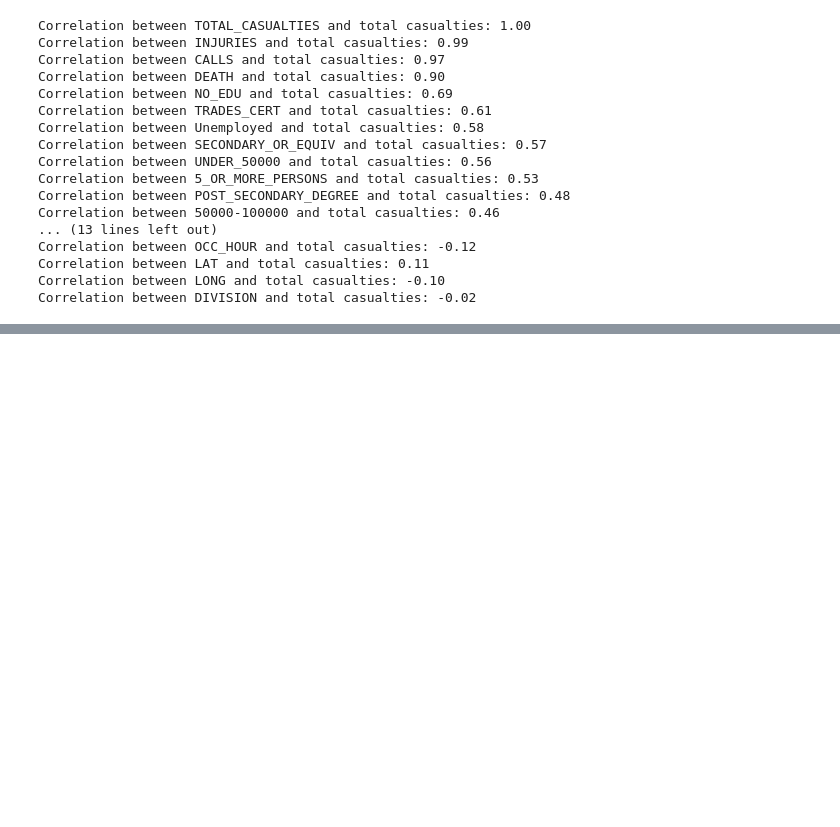
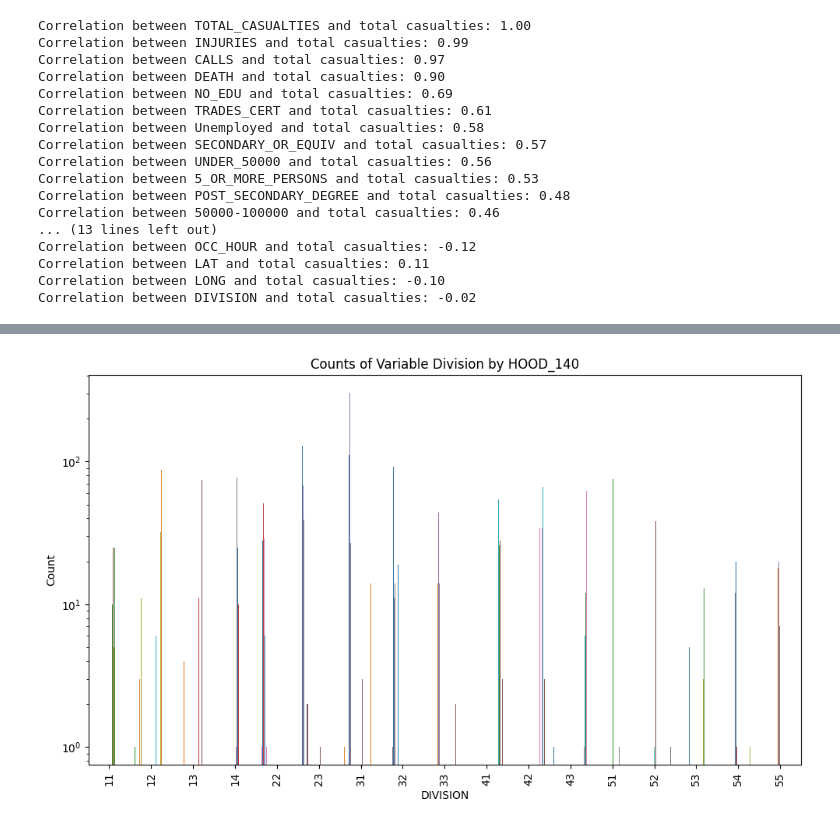
Before and after one commit to mredshaw/AI-Fundamentals-Project, a Jupyter notebook: Shooting+Neighbourhood_Merge.ipynb, the cells around one changed output, grey strips where cells are left out. Cells and saved outputs as stored; diff of their text form; code cells hidden in the pictures; blank space fills up the shorter version.

```diff
--- a/Shooting+Neighbourhood_Merge.ipynb
+++ b/Shooting+Neighbourhood_Merge.ipynb
@@ -1089,0 +1120,17 @@ strong multicollinearity problems or that the design matrix is singular.
+# %%
+import seaborn as sns
+import matplotlib.pyplot as plt
+
+# Plot the counts of variable division
+plt.figure(figsize=(10, 6))
+sns.barplot(data=df_hood_division, x='DIVISION', y='Count', hue='HOOD_140', palette='tab10')
+plt.xlabel('DIVISION')
+plt.ylabel('Count')
+plt.title('Counts of Variable Division by HOOD_140')
+plt.xticks(rotation=90)
+plt.yscale('log')  # Set logarithmic scale on the y-axis
+plt.legend([], [], frameon=False)  # Hide the legend
+plt.tight_layout()  # Adjust spacing
+plt.show()
+# %% [output]
+[figure, added]
```
Also changed, not shown: parts of 9 cells of this notebook.
